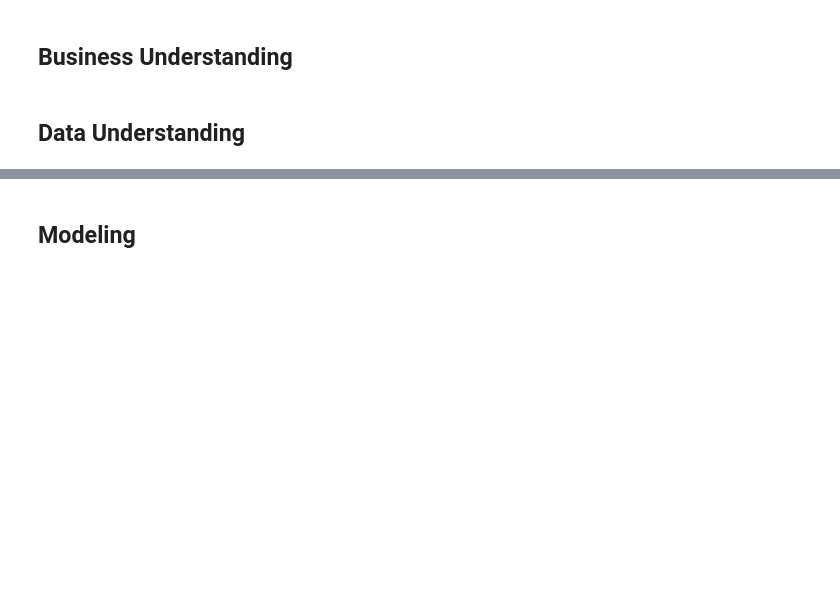
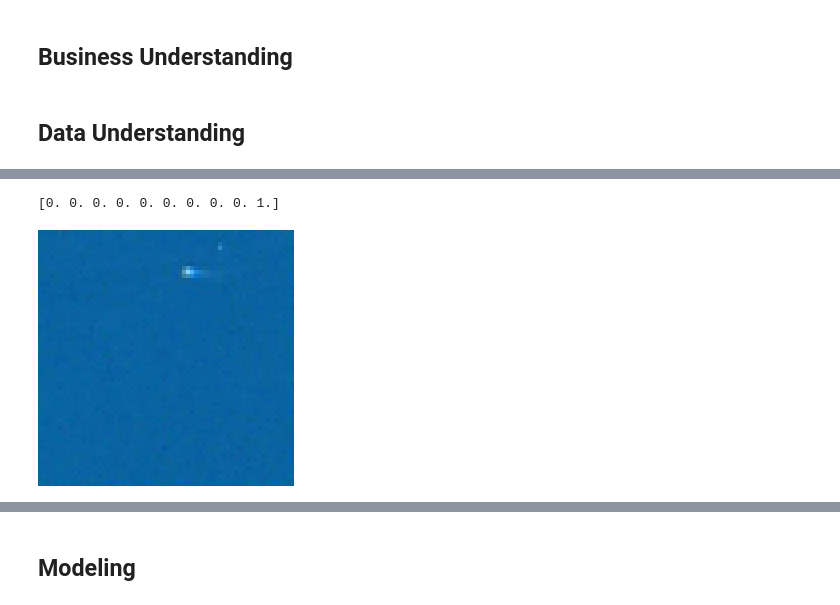
Before and after one commit to aokdata/Land_Cover_Classification, a Jupyter notebook: Land_Cover_Classification_Notebook.ipynb, the cells around one changed output, grey strips where cells are left out. Cells and saved outputs as stored; diff of their text form; code cells hidden in the pictures; blank space fills up the shorter version.

```diff
--- a/Land_Cover_Classification_Notebook.ipynb
+++ b/Land_Cover_Classification_Notebook.ipynb
@@ -39 +281,6 @@ from tensorflow.keras.callbacks import EarlyStopping
+# %%
+# create the data sets
+train_images, train_labels = next(train_generator)
+test_images, test_labels = next(test_generator)
+val_images, val_labels = next(val_generator)
 # %% [markdown]
@@ -68,12 +288,14 @@ Found 5400 images belonging to 10 classes.
 # %%
 #Confirm class balance for train and test
+train_classes = train_generator.classes
+val_classes = val_generator.classes
+test_classes = test_generator.classes
 
-train_labels = train_generator.classes
-test_labels = test_generator.classes
+train_class, train_count = np.unique(train_classes, return_counts=True)
+val_class, val_count = np.unique(val_classes, return_counts=True)
+test_class, test_count = np.unique(test_classes, return_counts=True)
 
-train_label, train_count = np.unique(train_labels, return_counts=True)
-test_label, test_count = np.unique(test_labels, return_counts=True)
-
-print('Train ~ {}'.format(list(zip(train_label, train_count))))
-print('Test ~ {}'.format(list(zip(test_label, test_count))))
+print('Train ~ {}'.format(list(zip(train_class, train_count))))
+print('Validation ~ {}'.format(list(zip(val_class, val_count))))
+print('Test ~ {}'.format(list(zip(test_class, test_count))))
 # %% [output]
@@ -97,0 +342,7 @@ True
+# %%
+# Preview an train data image
+print(train_labels[0])
+array_to_img(train_images[0])
+# %% [output]
+[0. 0. 0. 0. 0. 0. 0. 0. 0. 1.]
+[figure, added]
```
Also changed, not shown: parts of 49 cells of this notebook.
